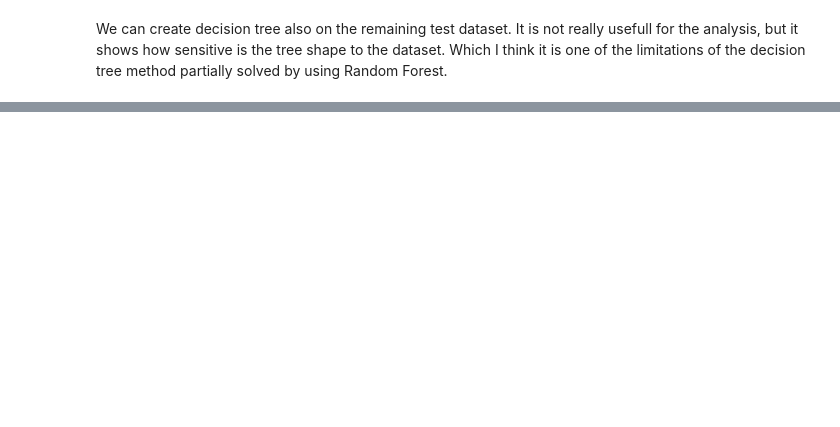
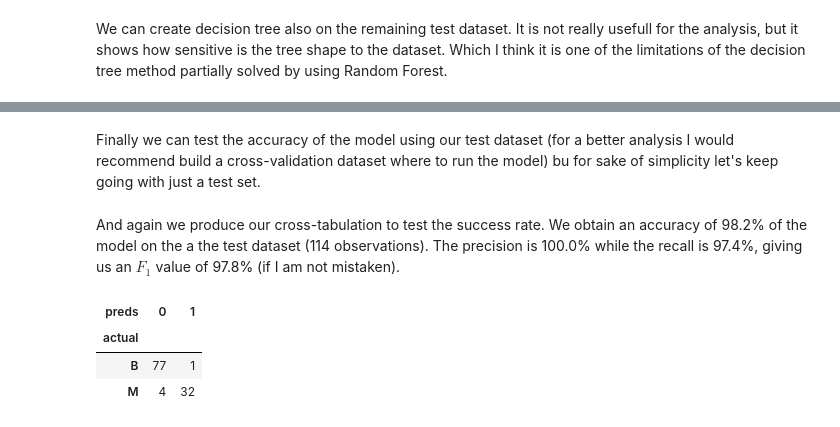
Before and after one commit to filga/ML_Sandbox, a Jupyter notebook: Breast-Cancer/Wisconsin Diagnostic Breast Cancer (WDBC).ipynb, the cells around one changed output, grey strips where cells are left out. Cells and saved outputs as stored; diff of their text form; code cells hidden in the pictures; blank space fills up the shorter version.

```diff
--- a/Breast-Cancer/Wisconsin Diagnostic Breast Cancer (WDBC).ipynb
+++ b/Breast-Cancer/Wisconsin Diagnostic Breast Cancer (WDBC).ipynb
@@ -104,0 +135,16 @@ tree.export_graphviz(dt_test,feature_names=labels, out_file='tree_test.dot')
+# %% [markdown]
+Finally we can test the accuracy of the model using our test dataset (for a better analysis I would recommend build a cross-validation dataset where to run the model) bu for sake of simplicity let's keep going with just a test set.
+# %%
+X_test = test
+y = X_test.pop("cancer_type")
+# %%
+test_predict = rfr_mod.predict(X_test)
+# %% [markdown]
+And again we produce our cross-tabulation to test the success rate. We obtain an accuracy of 98.2% of the model on the a the test dataset (114 observations). The precision is 100.0% while the recall is 97.4%, giving us an $F_1$ value of 97.8% (if I am not mistaken).
+# %%
+pd.crosstab(y, test_predict, rownames=['actual'], colnames=['preds'])
+# %% [output]
+| preds | 0 | 1 |
+| actual |  |  |
+| B | 77 | 1 |
+| M | 4 | 32 |
```
Also changed, not shown: parts of 15 cells of this notebook, 3 other files.
